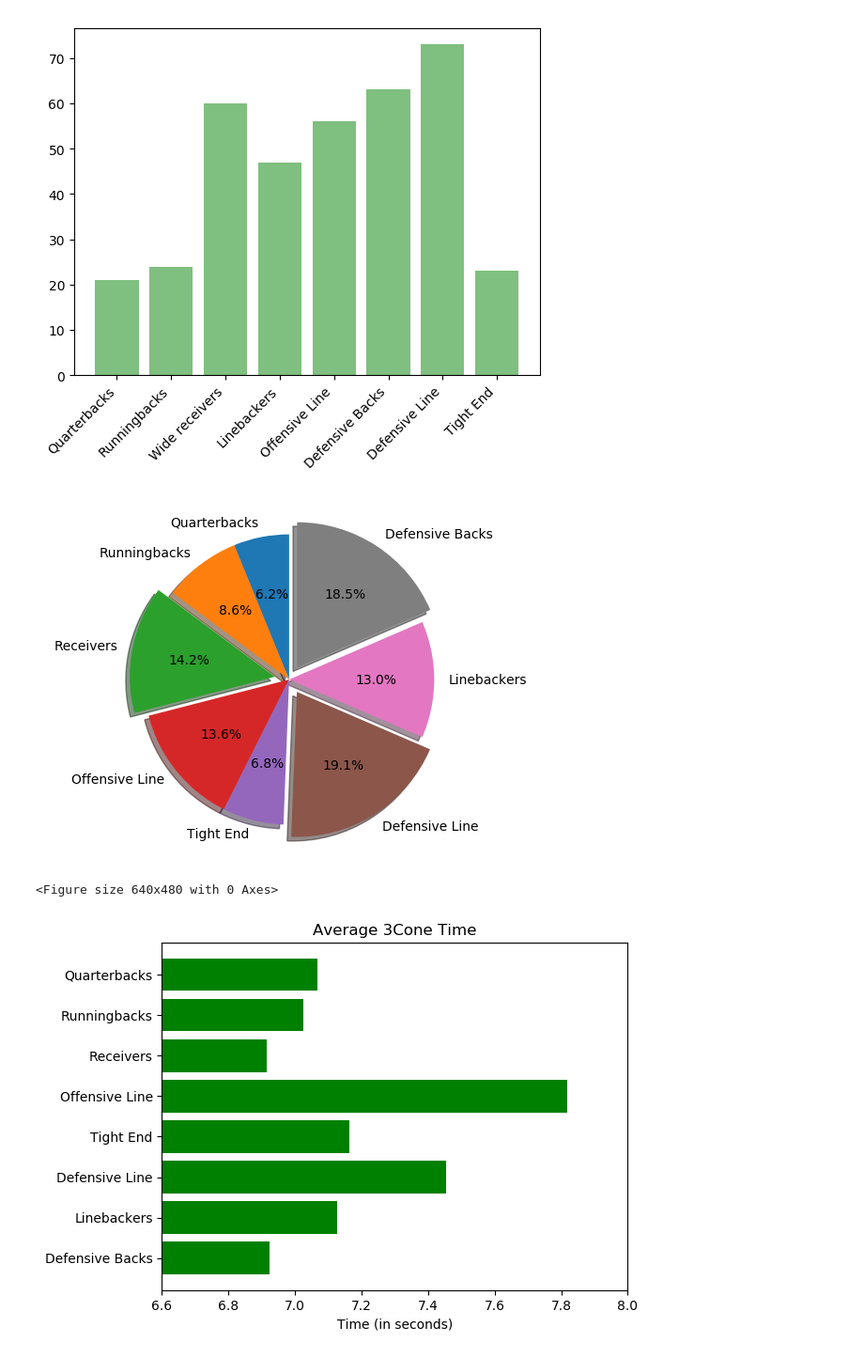
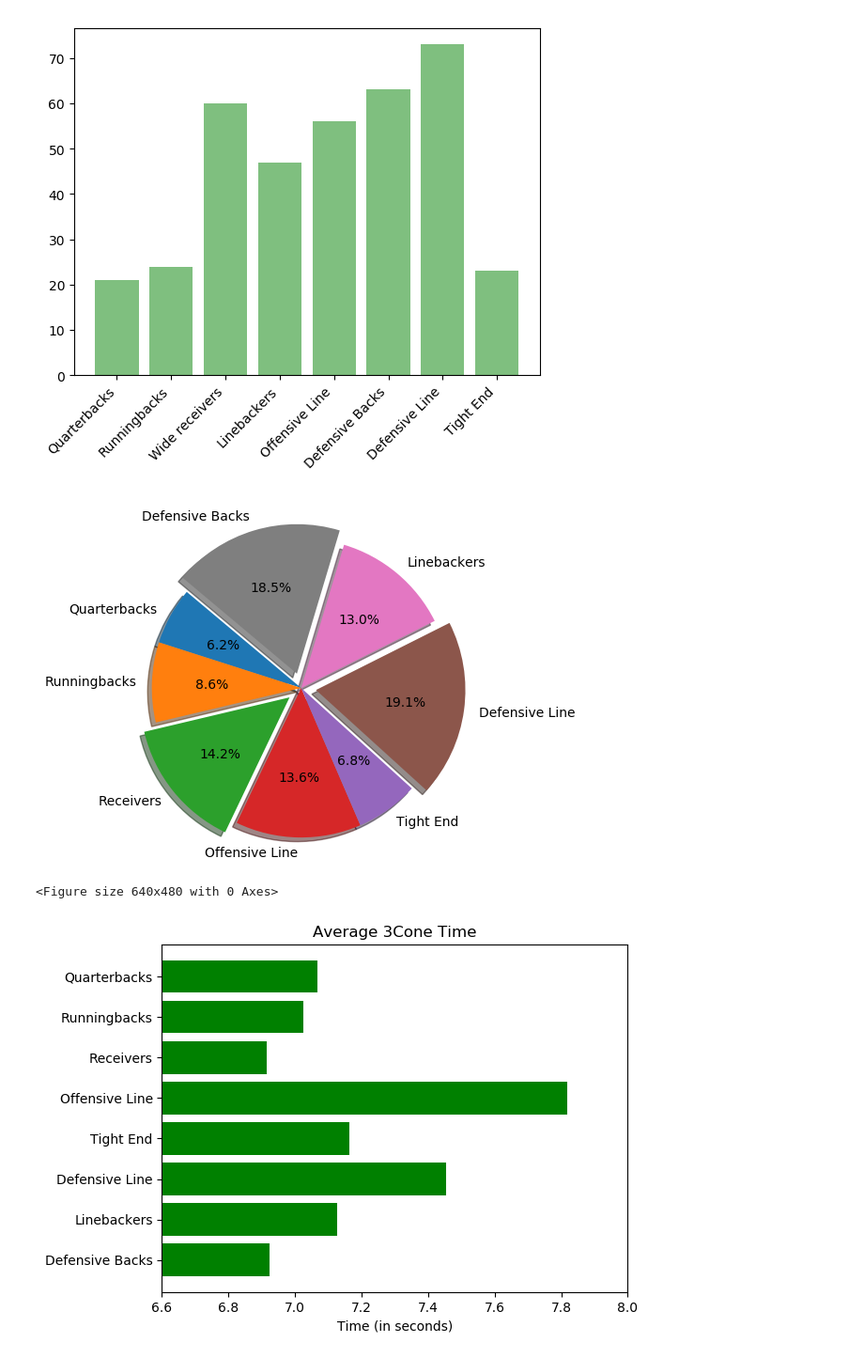
Before and after one commit to lucyhohler/The_Panda_Express, a Jupyter notebook: MasterFile.ipynb, the cells around one changed output. Shown at 94% size. Drawn from its saved outputs; the diff is of its cells as text; code cells hidden in the pictures.

```diff
--- a/MasterFile.ipynb
+++ b/MasterFile.ipynb
@@ -369,29 +369,29 @@ plt.show()
 # %%
 #Creating a pie chart to see what positions made the most pro bowls
 
 #Setting the labels for the graph
 labels = 'Quarterbacks', 'Runningbacks', 'Receivers', 'Offensive Line', 'Tight End', 'Defensive Line', 'Linebackers', 'Defensive Backs'
 
 #Setting the amounts for the graph
 sizes = [QB_probowl_players, RB_probowl_players, WR_probowl_players, OL_probowl_players, TE_probowl_players, DL_probowl_players,
         LB_probowl_players, DB_probowl_players]
 
 #Making the highest %'s stick out more
 explode = (0, 0, 0.1, 0, 0, 0.1, 0, 0.1)
 
 #Plug it in
 fig1, ax1 = plt.subplots()
 ax1.pie(sizes, explode=explode, labels=labels, autopct='%1.1f%%',
-        shadow=True, startangle=90)
+        shadow=True, startangle=140)
 ax1.axis('equal')  # Equal aspect ratio ensures that pie is drawn as a circle.
 
 plt.show()
 
 plt.savefig('PBAppearances_Postional')
 #Here we look at the most successful postiions within the years we studied (2010 to 2015);
 #Needed; Title: Most pro bowl appearances by positions (2010 to 2015)
 # %% [output]
-[figure, old version]
+[figure, new version]
 <Figure size 640x480 with 0 Axes>
 # %%
 #DF by Position
```
Also changed, not shown: parts of 6 cells of this notebook, 6 other files.
